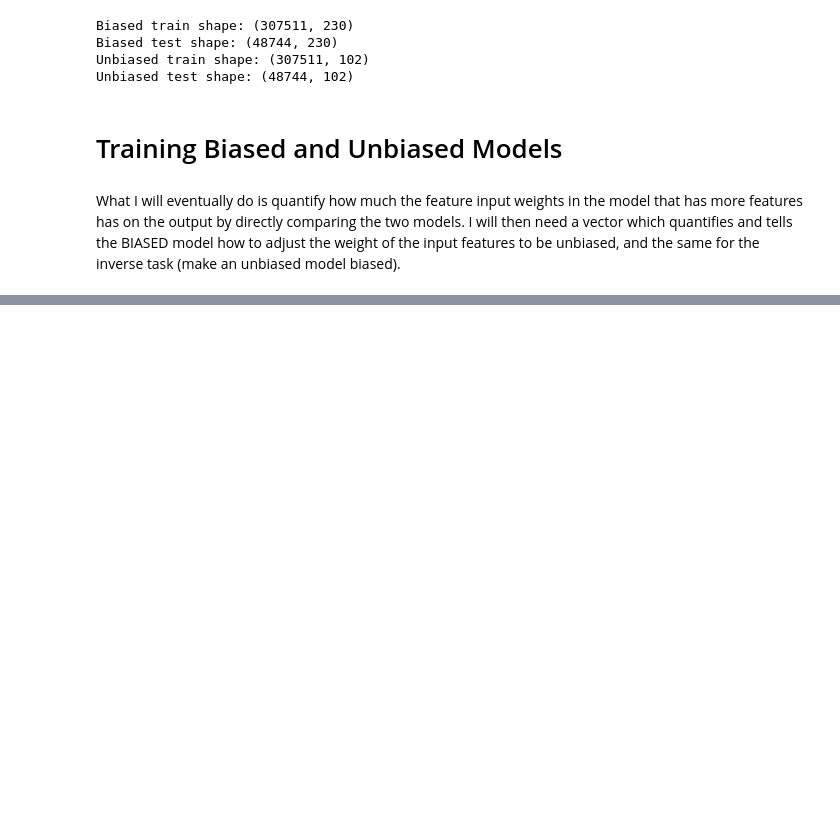
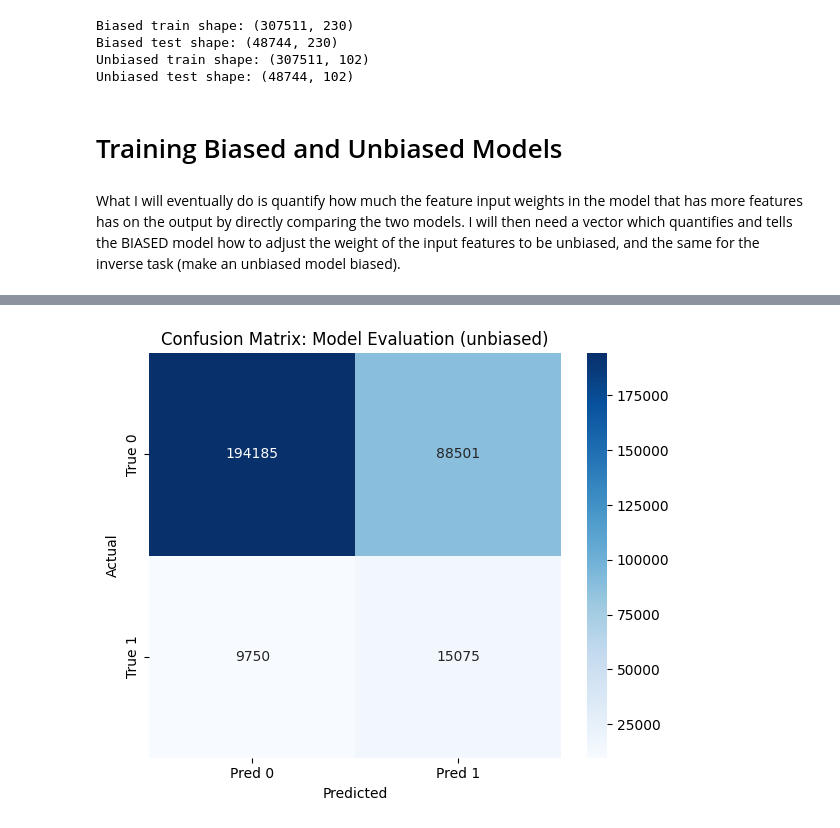
Before and after one commit to qayyumayaan/credit-risk-prediction-bias, a Jupyter notebook: ayaan/03_bias_mitigation.ipynb, the cells around one changed output, grey strips where cells are left out. Cells and saved outputs as stored; diff of their text form; code cells hidden in the pictures; blank space fills up the shorter version.

```diff
--- a/ayaan/03_bias_mitigation.ipynb
+++ b/ayaan/03_bias_mitigation.ipynb
@@ -418,9 +418,11 @@ def scores(y_true, y_pred, y_pred_proba, title="Model Evaluation"):
 What I will eventually do is quantify how much the feature input weights in the model that has more features has on the output by directly comparing the two models. I will then need a vector which quantifies and tells the BIASED model how to adjust the weight of the input features to be unbiased, and the same for the inverse task (make an unbiased model biased).
 # %%
 from lightgbm import LGBMClassifier
+from sklearn.model_selection import cross_val_predict
+import pandas as pd
 
-# LightGBM Model
-lgbm = LGBMClassifier(
+# Shared LightGBM configuration
+lgbm_params = dict(
     objective="binary",
     metric="auc",
     boosting_type="gbdt",
@@ -434,29 +436,75 @@ lgbm = LGBMClassifier(
     verbose=-1,
 )
 
-# biased and unbiased data
-# X_biased_enc, X_test_biased_enc, y_biased, feature_names_biased, ct_biased = \
-# X_unbiased_enc, X_test_unbiased_enc, y_unbiased, feature_names_unbiased, ct_unbiased = \
+# Dataset registry
+datasets = {
+    "unbiased": {
+        "X_train": X_unbiased_enc,
+        "y_train": y_unbiased,
+        "X_test": X_test_unbiased_enc,
+        "feature_names": feature_names_unbiased,
+    },
+    "biased": {
+        "X_train": X_biased_enc,
+        "y_train": y_biased,
+        "X_test": X_test_biased_enc,
+        "feature_names": feature_names_biased,
+    },
+}
 
-# Cross-validated predictions (5-fold)
-lgb_pred = cross_val_predict(lgbm, X_biased_enc, y_biased, cv=5, method="predict")
+# Containers for results
+cv_results = {}
+test_predictions = {}
+feature_importance = {}
+models = {}
 
-lgb_pred_proba = cross_val_predict(lgbm, X_biased_enc, y_biased, cv=5, method="predict_proba")[:, 1]
+# Train + evaluate both datasets
+for name, data in datasets.items():
+    print(f"\nLightGBM ({name.upper()})")
 
-print("\nLightGBM CV Scores")
-scores(y_biased, lgb_pred, lgb_pred_proba)
+    model = LGBMClassifier(**lgbm_params)
 
-# Fit final model on ALL training data
-lgbm.fit(X_biased_enc, y_biased)
+    # Cross-validated predictions
+    y_pred = cross_val_predict(
+        model,
+        data["X_train"],
+        data["y_train"],
+        cv=5,
+        method="predict",
+    )
 
-# # Predict on real test data
-lgbm_test_pred = lgbm.predict_proba(X_test_biased_enc)[:, 1]
+    y_pred_proba = cross_val_predict(
+        model,
+        data["X_train"],
+        data["y_train"],
+        cv=5,
+        method="predict_proba",
+    )[:, 1]
 
-# Feature importance
-lgb_importance = pd.Series(lgbm.feature_importances_, index=feature_names_biased).sort_values(
-    ascending=False
-)
+    print("\nLightGBM CV Scores")
+    scores(data["y_train"], y_pred, y_pred_proba, title=f"Model Evaluation ({name})")
 
-print("\nTop 20 LightGBM Features:")
-print(lgb_importance.head(20))
+    # Store CV results
+    cv_results[name] = {
+        "y_pred": y_pred,
+        "y_pred_proba": y_pred_proba,
+    }
+
+    # Fit final model on full training data
+    model.fit(data["X_train"], data["y_train"])
+    models[name] = model
+
+    # Test predictions
+    test_predictions[name] = model.predict_proba(data["X_test"])[:, 1]
+
+    # Feature importance
+    fi = pd.Series(
+        model.feature_importances_,
+        index=data["feature_names"],
+    ).sort_values(ascending=False)
+
+    feature_importance[name] = fi
+
+    print("\nTop 20 LightGBM Features:")
+    print(fi.head(20))
 # %% [output]
@@ -488,0 +523 @@ dtype: int32
+[figure, added]
```
Also changed, not shown: parts of 12 cells of this notebook.
